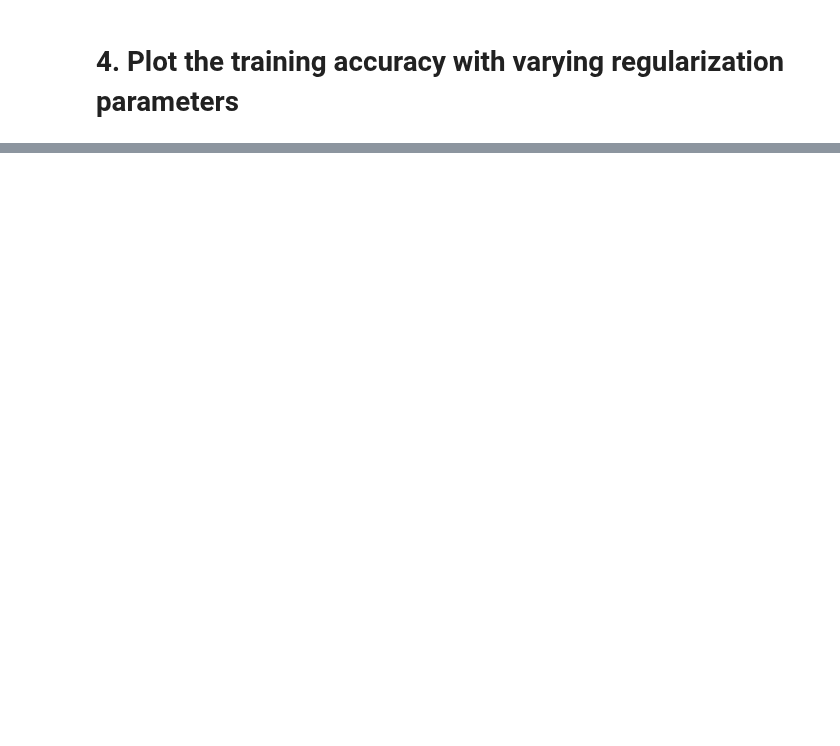
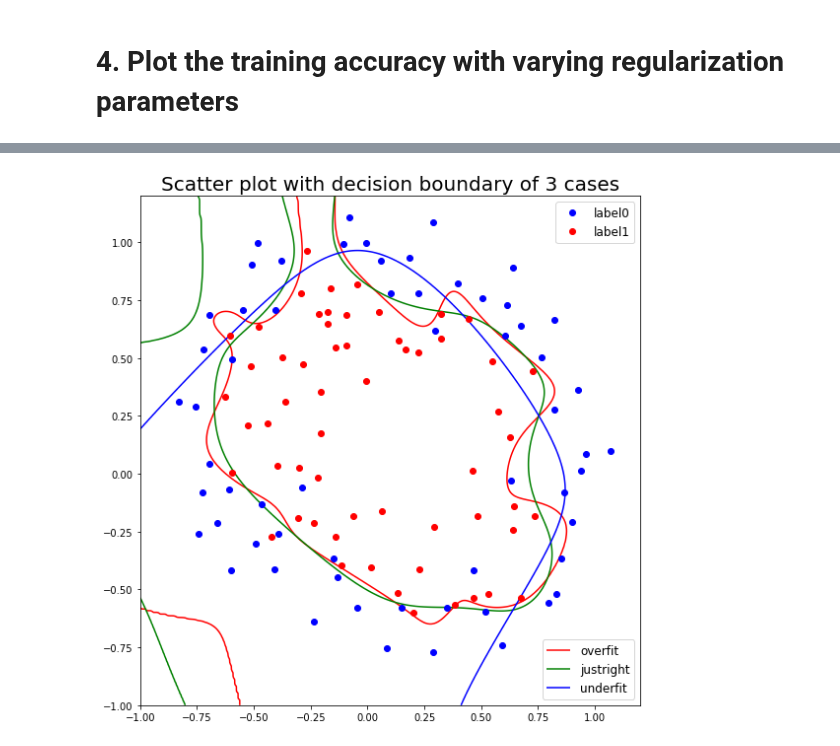
Before and after one commit to BaeHyungjun/2020-1-MachineLearning, a Jupyter notebook: 20152410_배형준_머신러닝_과제7.ipynb, the cells around one changed output, grey strips where cells are left out. Cells and saved outputs as stored; diff of their text form; code cells hidden in the pictures; blank space fills up the shorter version.

```diff
--- a/20152410_배형준_머신러닝_과제7.ipynb
+++ b/20152410_배형준_머신러닝_과제7.ipynb
@@ -305,10 +330,16 @@ x_linspace = np.linspace(-1, 1.2, 300)
 y_linspace = np.linspace(-1, 1.2, 300)
 x_grid, y_grid = np.meshgrid(x_linspace, y_linspace)
 
-z_grid = np.zeros(x_grid.shape)
+overfit_z_grid = np.zeros(x_grid.shape)
+justright_z_grid = np.zeros(x_grid.shape)
+underfit_z_grid =  np.zeros(x_grid.shape)
 
 for i in range(x_grid.shape[0]):
     for j in range(x_grid.shape[1]):
         temp = np.array([x_grid[i, j], y_grid[i, j]]).reshape(1, 2)
-        temp_poly = model.make_polynomial(temp, polynomial_degree=4)
-        z_grid[i, j] = model.sigmoid(temp_poly, model.coef_.reshape(-1, 1))
+        temp_poly = polynomial.transform(temp)
+        temp_poly_scaled = scaler.transform(temp_poly)
+
+        overfit_z_grid[i, j] = model_overfit.sigmoid(temp_poly_scaled, model_overfit.coef_.reshape(-1, 1))
+        justright_z_grid[i, j] = model_justright.sigmoid(temp_poly_scaled, model_justright.coef_.reshape(-1, 1))
+        underfit_z_grid[i, j] = model_underfit.sigmoid(temp_poly_scaled, model_underfit.coef_.reshape(-1, 1))
@@ -332,0 +346,25 @@ plt.show()
+# %%
+# scatter plot with decision boundary of 3 cases
+fig = plt.figure(figsize=(8, 8))
+ax = fig.add_subplot(111)
+
+ax.plot(label_0.x, label_0.y, 'bo', label='label0')
+ax.plot(label_1.x, label_1.y, 'ro', label='label1')
+contour1 = ax.contour(x_grid, y_grid, overfit_z_grid, levels=[0.5], colors='red')
+contour2 = ax.contour(x_grid, y_grid, justright_z_grid, levels=[0.5], colors='green')
+contour3 = ax.contour(x_grid, y_grid, underfit_z_grid, levels=[0.5], colors='blue')
+
+legend1 = ax.legend(loc='upper right', fontsize=12)
+
+c1, _ = contour1.legend_elements()
+c2, _ = contour2.legend_elements()
+c3, _ = contour3.legend_elements()
+legend2 = ax.legend([c1[0], c2[0], c3[0]], ['overfit', 'justright', 'underfit'],loc='lower right', fontsize=12)
+
+ax.add_artist(legend1)
+
+plt.title('Scatter plot with decision boundary of 3 cases', fontsize=20)
+plt.tight_layout()
+plt.show()
+# %% [output]
+[figure, added]
```
Also changed, not shown: parts of 13 cells of this notebook.
